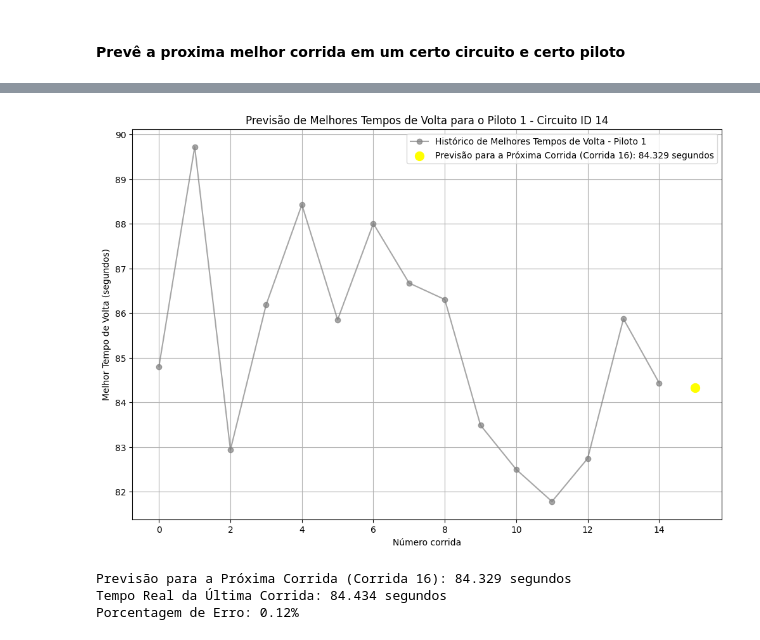
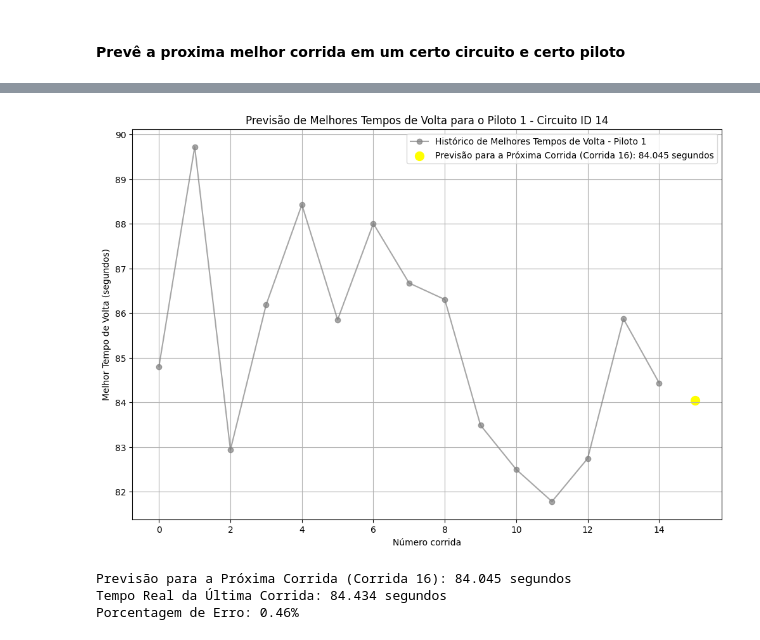
Before and after one commit to augustopinho/fatec_ipi_projeto_integrador_3, a Jupyter notebook: ml.ipynb, the cells around one changed output, grey strips where cells are left out. Saved outputs shown, nothing was run; the diff lists cells and outputs as text; code cells hidden in the pictures.

```diff
--- a/ml.ipynb
+++ b/ml.ipynb
@@ -203,7 +173,7 @@ else:
     model.compile(optimizer='adam', loss='mean_squared_error')
 
     # Treinar o modelo com mais épocas
-    model.fit(x_train, y_train, epochs=400, batch_size=8)
+    model.fit(x_train, y_train, epochs=25, batch_size=8)
 
     # Verificar se há dados suficientes para prever a próxima corrida
     if len(scaled_data) > time_steps:
@@ -258,4 +228,4 @@ Epoch 400/400
-[figure, old version]
+[figure, new version]
-Previsão para a Próxima Corrida (Corrida 16): 84.329 segundos
+Previsão para a Próxima Corrida (Corrida 16): 84.045 segundos
 Tempo Real da Última Corrida: 84.434 segundos
-Porcentagem de Erro: 0.12%
+Porcentagem de Erro: 0.46%
```
Also changed, not shown: parts of 5 cells of this notebook.
